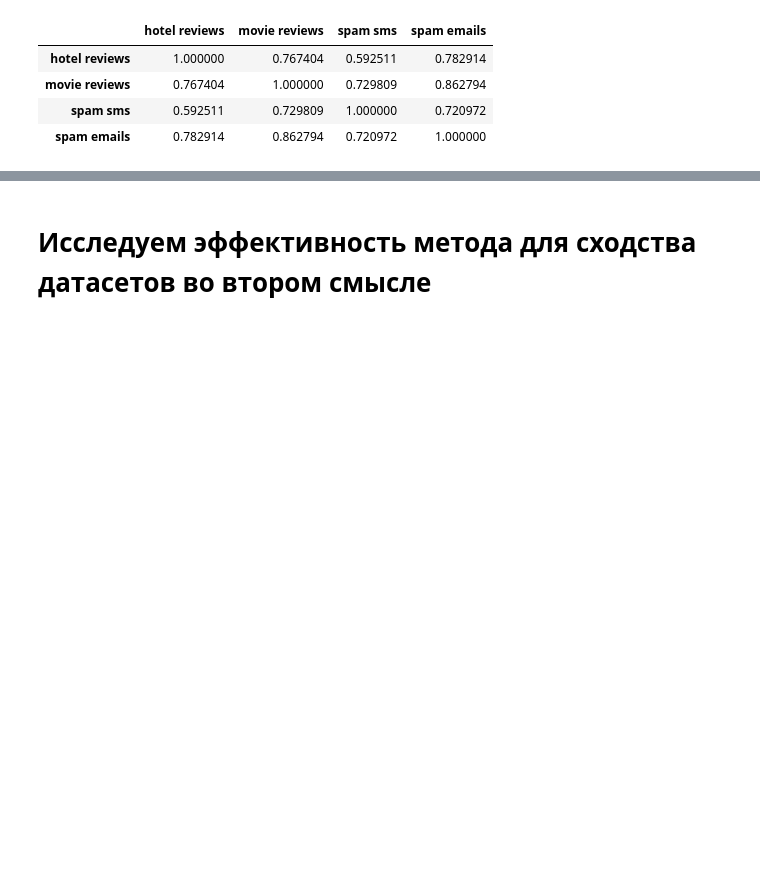
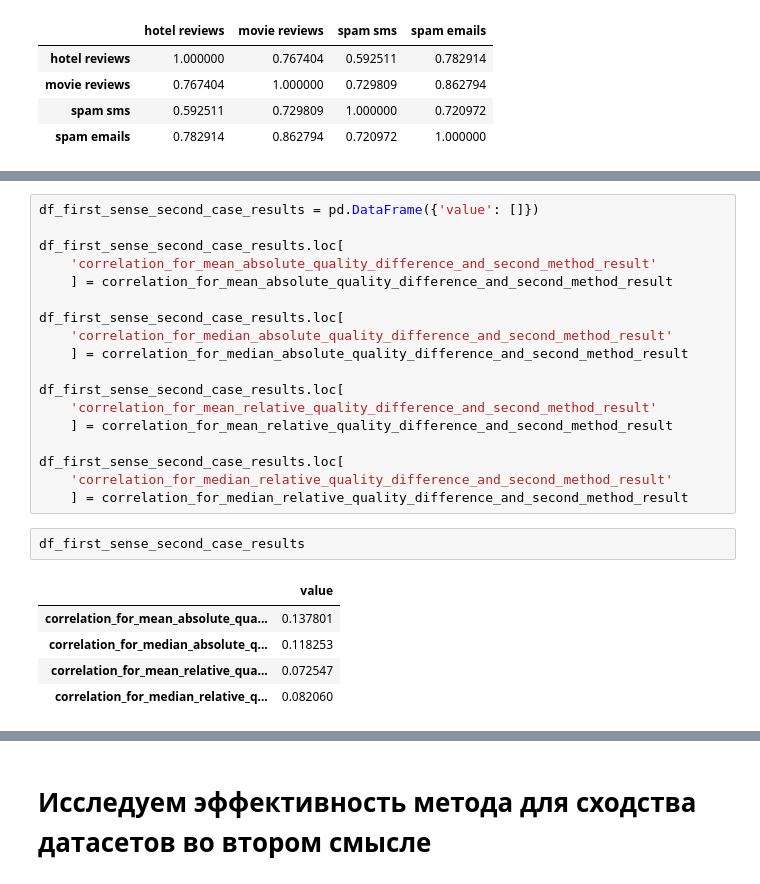
Before and after one commit to Oleg13Kopylov/comparing_datasets, a Jupyter notebook: second_method_for_comparing_datasets.ipynb, the cells around one changed output, grey strips where cells are left out. Cells and saved outputs as stored; diff of their text form; blank space fills up the shorter version.

```diff
--- a/second_method_for_comparing_datasets.ipynb
+++ b/second_method_for_comparing_datasets.ipynb
@@ -171,0 +564,26 @@ df_with_second_method_results
+# %%
+df_first_sense_second_case_results = pd.DataFrame({'value': []})
+
+df_first_sense_second_case_results.loc[
+    'correlation_for_mean_absolute_quality_difference_and_second_method_result'
+    ] = correlation_for_mean_absolute_quality_difference_and_second_method_result
+
+df_first_sense_second_case_results.loc[
+    'correlation_for_median_absolute_quality_difference_and_second_method_result'
+    ] = correlation_for_median_absolute_quality_difference_and_second_method_result
+
+df_first_sense_second_case_results.loc[
+    'correlation_for_mean_relative_quality_difference_and_second_method_result'
+    ] = correlation_for_mean_relative_quality_difference_and_second_method_result
+
+df_first_sense_second_case_results.loc[
+    'correlation_for_median_relative_quality_difference_and_second_method_result'
+    ] = correlation_for_median_relative_quality_difference_and_second_method_result
+# %%
+df_first_sense_second_case_results
+# %% [output]
+|  | value |
+| correlation_for_mean_absolute_qua... | 0.137801 |
+| correlation_for_median_absolute_q... | 0.118253 |
+| correlation_for_mean_relative_qua... | 0.072547 |
+| correlation_for_median_relative_q... | 0.082060 |
```
Also changed, not shown: parts of 26 cells of this notebook, 1 other file.
